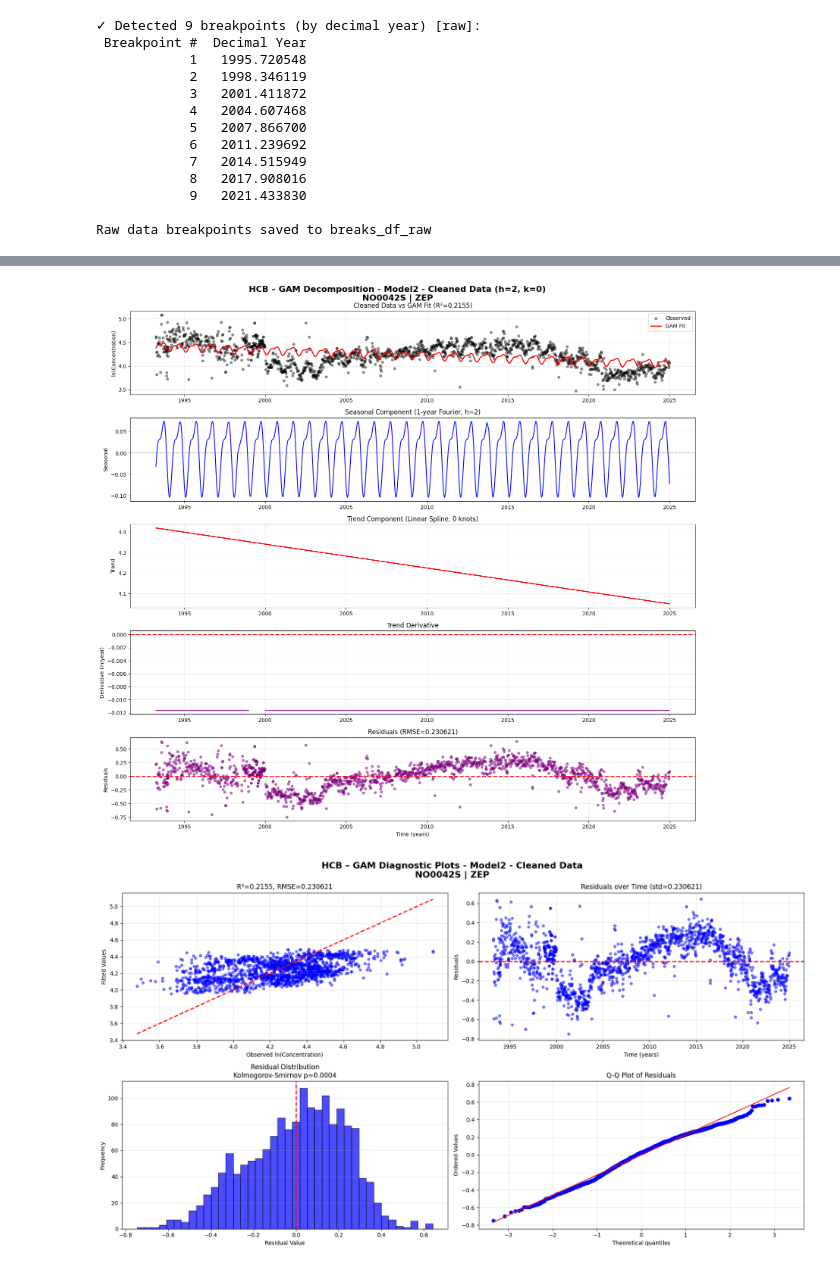
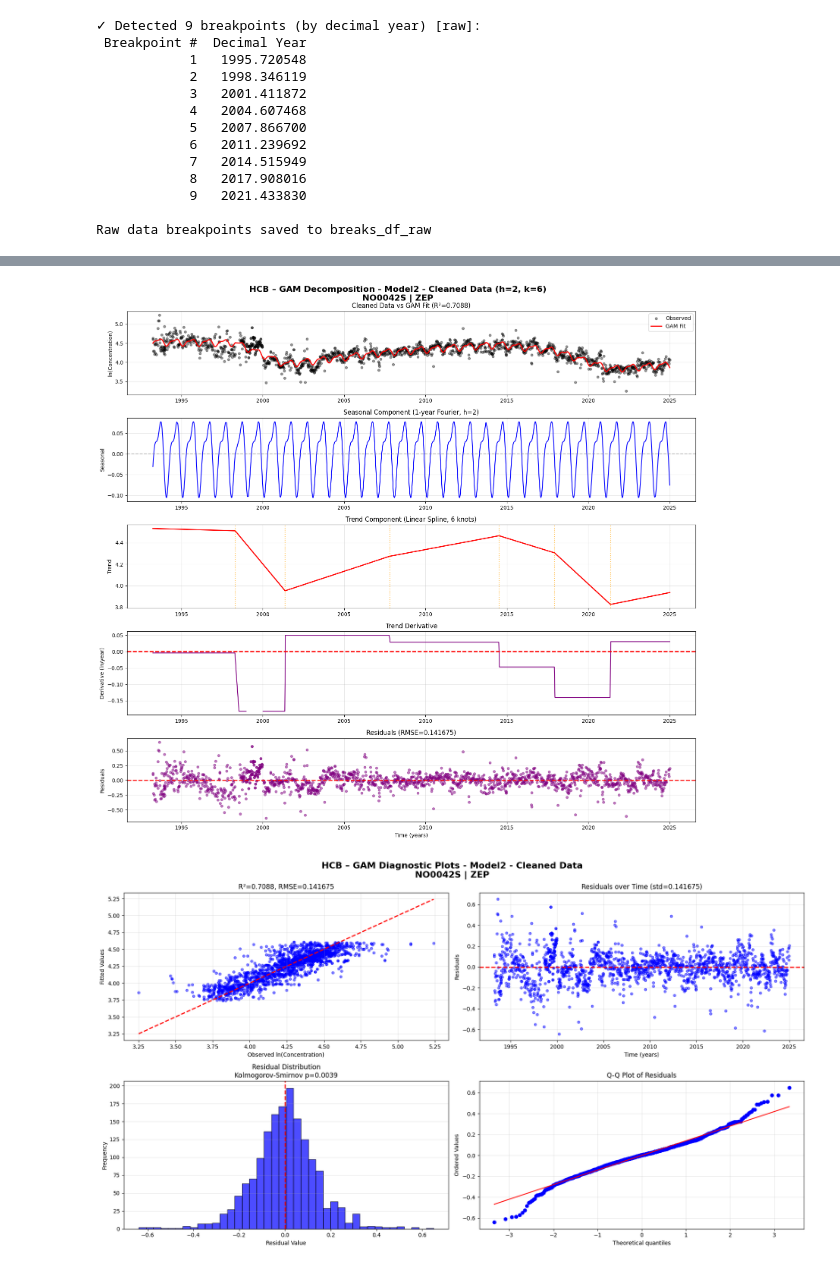
Before and after one commit to MacLeodMatt/SPLINTER, a Jupyter notebook: SPLINTER_V012.ipynb, the cells around one changed output, grey strips where cells are left out. Drawn from its saved outputs; the diff is of its cells as text; code cells hidden in the pictures.

```diff
--- a/SPLINTER_V012.ipynb
+++ b/SPLINTER_V012.ipynb
@@ -91,9 +91,9 @@ if run_mode == 1:
 
 # ─── OPTION 2: Specific station / instrument / component / matrix ───────────
 elif run_mode == 2:
-    station_code    = "CA0001R"           # e.g. "CA0001R", "SE0014R", "RU0100R"
+    station_code    = "SY0001R"  # e.g. "CA0001R", "SE0014R", "RU0100R"
     instrument_type = "high_vol_sampler"  # e.g. "high_vol_sampler", "passive_puf", "low_vol_sampler"
-    component       = "HCB"  # e.g. "benzo_a_pyrene", "HCB", "PCB_153"
+    component       = "scenario_3"  # e.g. "benzo_a_pyrene", "HCB", "PCB_153"
     matrix          = "air+aerosol"       # e.g. "air+aerosol", "air", "aerosol"
 
     # Alias so downstream cells that reference input_subst remain compatible
@@ -966,6 +968,7 @@ warnings.filterwarnings('ignore')
 
 data, best_model1 = run_gam_model(
     data_df=data,
+    breaks_df=breaks_df_raw,
     model_name='Model1',
     data_description='Raw Data',
     input_subst=input_subst,
@@ -1082,12 +1085,13 @@ if 'data_clean' not in globals():
 from splinter_functions import generate_valid_knot_configurations
 t2 = data_clean['time_y'].values
 time_span2 = t2.max() - t2.min()
-valid_knot_configs = generate_valid_knot_configurations(t2, time_span2)
+valid_knot_configs = generate_valid_knot_configurations(t2, time_span2, breaks_df_clean, StartPad, EndPad, MaxKnotPeriod, MinKnotInterval)
 harmonics_range = [0, 1, 2]
 total_models = len(harmonics_range) * len(valid_knot_configs)
 
 data_clean, best_model2 = run_gam_model(
     data_df=data_clean,
+    breaks_df=breaks_df_clean,
     model_name='Model2',
     data_description='Cleaned Data',
     input_subst=input_subst,
@@ -1123,5 +1127,5 @@ Residual Normality (Kolmogorov-Smirnov): D=0.0510, p=0.0004 → Not normal
-[figure, old version]
+[figure, new version]
-[figure, old version]
+[figure, new version]
 ================================================================================
 RESIDUALS SAVED TO DATA DATAFRAME (Model2)
 ================================================================================
```
Also changed, not shown: parts of 10 cells of this notebook, 5 other files.
